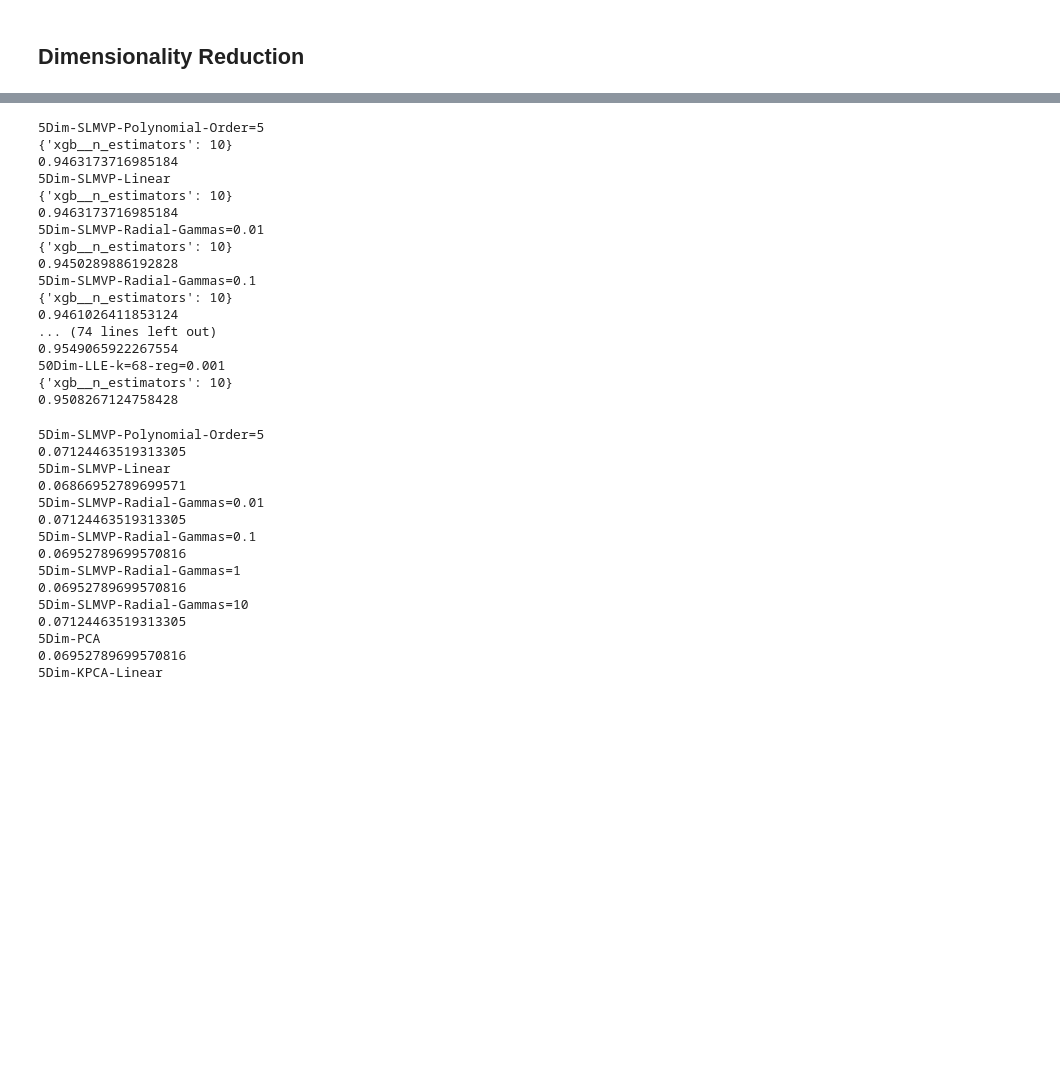
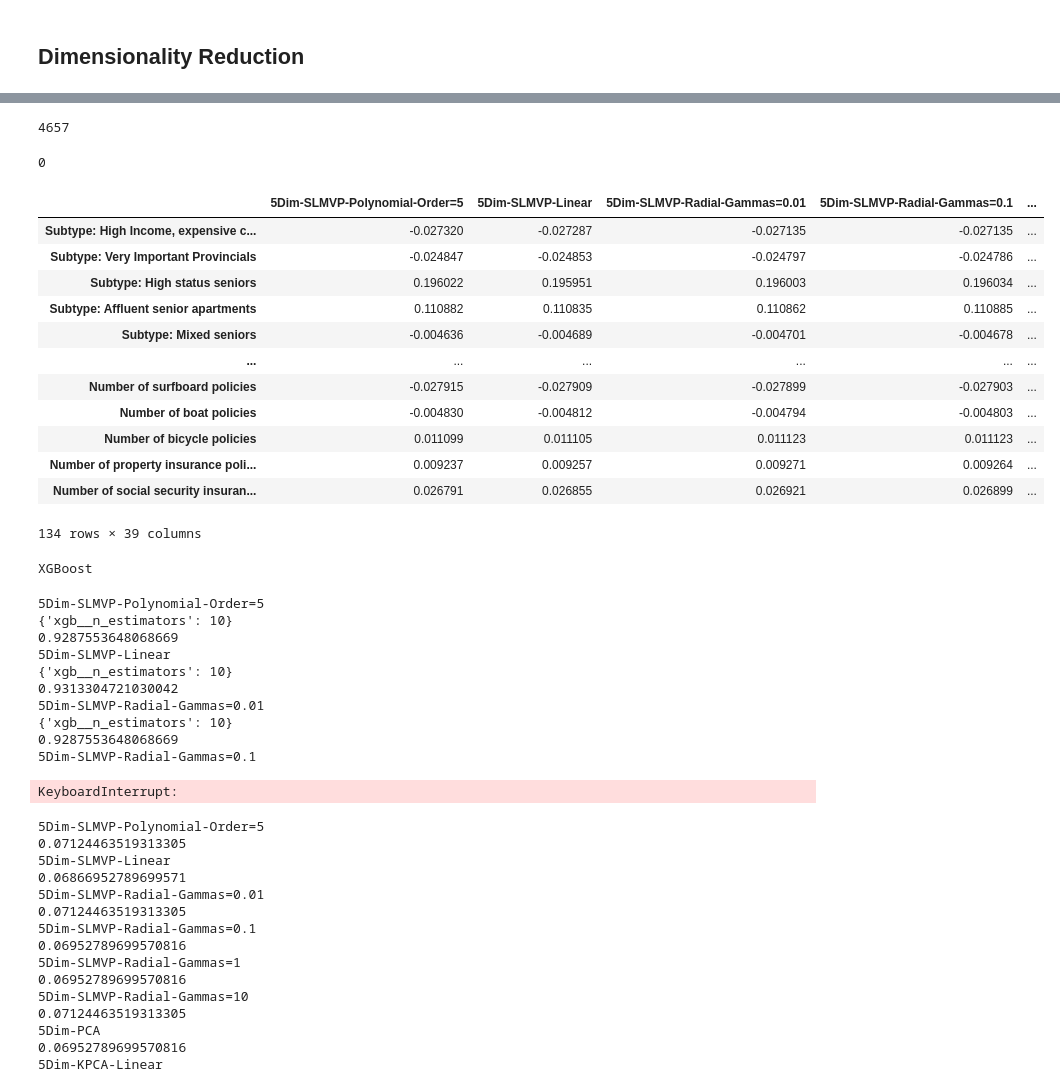
Before and after one commit to miguelangel43/Dimensionality-Reduction-Masters-Thesis, a Jupyter notebook: main.ipynb, the cells around one changed output, grey strips where cells are left out. Saved outputs shown, nothing was run; the diff lists cells and outputs as text; code cells hidden in the pictures; blank space fills up the shorter version.

```diff
--- a/main.ipynb
+++ b/main.ipynb
@@ -11,0 +38,5 @@ dim.pickle_dim('03-06-dim.pkl')
+# %%
+for key in dim.new_dim.keys():
+    if 5 == int(key[0][0]):
+        print(key[0])
+        #int(key[0][0])
@@ -11,0 +184,38 @@ dim.pickle_dim('03-06-dim.pkl')
+# %%
+len(dim.new_dim['5Dim-SLMVP-Polynomial-Order=5'][0][0])
+# %% [output]
+4657
+# %%
+for i in range(1):
+    print(i)
+# %% [output]
+0
+# %%
+# Load the data into a Pandas df
+df = pd.DataFrame(dim.X_train, columns=data.col_names[:-1])
+
+for key in dim.new_dim.keys():
+    # Add the principal components as columns
+    for i in range(1):
+        df[key] = dim.new_dim[key][0][i]
+
+# Correlations between the original data and each principal component
+df.corr().iloc[:len(dim.X_train[0]), len(dim.X_train[0]):]
+# %% [output]
+|  | 5Dim-SLMVP-Polynomial-Order=5 | 5Dim-SLMVP-Linear | 5Dim-SLMVP-Radial-Gammas=0.01 | 5Dim-SLMVP-Radial-Gammas=0.1 | ... |
+| Subtype: High Income, expensive c... | -0.027320 | -0.027287 | -0.027135 | -0.027135 | ... |
+| Subtype: Very Important Provincials | -0.024847 | -0.024853 | -0.024797 | -0.024786 | ... |
+| Subtype: High status seniors | 0.196022 | 0.195951 | 0.196003 | 0.196034 | ... |
+| Subtype: Affluent senior apartments | 0.110882 | 0.110835 | 0.110862 | 0.110885 | ... |
+| Subtype: Mixed seniors | -0.004636 | -0.004689 | -0.004701 | -0.004678 | ... |
+| ... | ... | ... | ... | ... | ... |
+| Number of surfboard policies | -0.027915 | -0.027909 | -0.027899 | -0.027903 | ... |
+| Number of boat policies | -0.004830 | -0.004812 | -0.004794 | -0.004803 | ... |
+| Number of bicycle policies | 0.011099 | 0.011105 | 0.011123 | 0.011123 | ... |
+| Number of property insurance poli... | 0.009237 | 0.009257 | 0.009271 | 0.009264 | ... |
+| Number of social security insuran... | 0.026791 | 0.026855 | 0.026921 | 0.026899 | ... |
+134 rows × 39 columns
+# %%
+dim.apply_clf()
+# %% [output]
+XGBoost
@@ -27,30 +241,23 @@ gs_xgb = GridSearchCV(xgb_pipe,
                       cv=5)
 
 for key in dim.new_dim.keys():
-    if 'KPCA' not in key:
-        print(key)
-        gs_xgb.fit(dim.new_dim[key][0].T, dim.y_train)
-        print(gs_xgb.best_params_)
-        # find best model score
-        print(gs_xgb.score(dim.new_dim[key][0].T, dim.y_train))
+    print(key)
+    gs_xgb.fit(dim.new_dim[key][0].T, dim.y_train)
+    print(gs_xgb.best_params_)
+    # find best model score
+    print(gs_xgb.score(dim.new_dim[key][1].T, dim.y_test))
 # %% [output]
 5Dim-SLMVP-Polynomial-Order=5
 {'xgb__n_estimators': 10}
-0.9463173716985184
+0.9287553648068669
 5Dim-SLMVP-Linear
 {'xgb__n_estimators': 10}
-0.9463173716985184
+0.9313304721030042
 5Dim-SLMVP-Radial-Gammas=0.01
 {'xgb__n_estimators': 10}
-0.9450289886192828
+0.9287553648068669
 5Dim-SLMVP-Radial-Gammas=0.1
-{'xgb__n_estimators': 10}
-0.9461026411853124
-... (74 lines left out)
-0.9549065922267554
-50Dim-LLE-k=68-reg=0.001
-{'xgb__n_estimators': 10}
-0.9508267124758428
+KeyboardInterrupt:
 # %%
 from xgboost import XGBClassifier
 from sklearn.metrics import mean_squared_error
```
Also changed, not shown: parts of 34 cells of this notebook, 1 other file.
